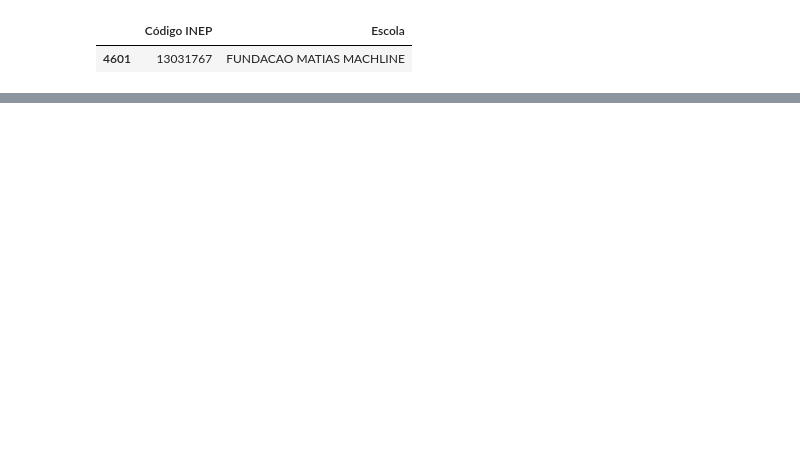
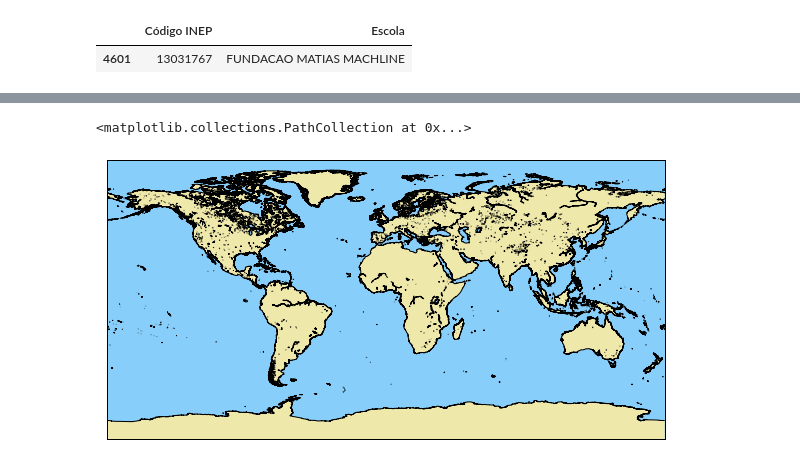
Before and after one commit to paulordie/aquis-preproc-explo-dados, a Jupyter notebook: projeto-enem-pcorrea.ipynb, the cells around one changed output, grey strips where cells are left out. Cells and saved outputs as stored; diff of their text form; code cells hidden in the pictures; blank space fills up the shorter version.

Commit message:
initial graphic and analyse data inep

```diff
--- a/projeto-enem-pcorrea.ipynb
+++ b/projeto-enem-pcorrea.ipynb
@@ -177,0 +296,3 @@ target_2_microdados_enem2019.head()
+# %%
+df_escolas_manaus = escolas[escolas['Município']=='Manaus']
+df_escolas_manaus.head()
@@ -177,0 +306,3 @@ target_2_microdados_enem2019.head()
+# %%
+df_manaus_inep = df_escolas_manaus[df_escolas_manaus['Código INEP'] == 13030833] #CO_ESCOLA tabela do INEP
+df_manaus_inep
@@ -177,0 +353,17 @@ target_2_microdados_enem2019.head()
+# %%
+lat1 = df_manaus_inep['Latitude']
+lon1 = df_manaus_inep['Longitude']
+# %%
+import matplotlib.pyplot as plt
+plt.figure(figsize=(10, 10))
+
+m = Basemap(projection='cyl', resolution='h',llcrnrlat = lat1,llcrnrlon = lon1)
+m.drawcoastlines()
+m.fillcontinents(color = 'palegoldenrod', lake_color='lightskyblue')
+m.drawmapboundary(fill_color='lightskyblue')
+m.scatter(df_manaus_inep['Longitude'], df_manaus_inep['Latitude'], s = 5, c = 'green', alpha = 0.1, zorder = 2)
+# m.scatter(dataset_caros['long'], dataset_caros['lat'], s = 10, c = 'red', alpha = 0.1, zorder = 3)
+# m.scatter(dataset_baratos['long'], dataset_baratos['lat'], s = 10, c = 'blue', alpha = 0.1, zorder = 4)
+# %% [output]
+<matplotlib.collections.PathCollection at 0x...>
+[figure, added]
```
Also changed, not shown: parts of 21 cells of this notebook.
